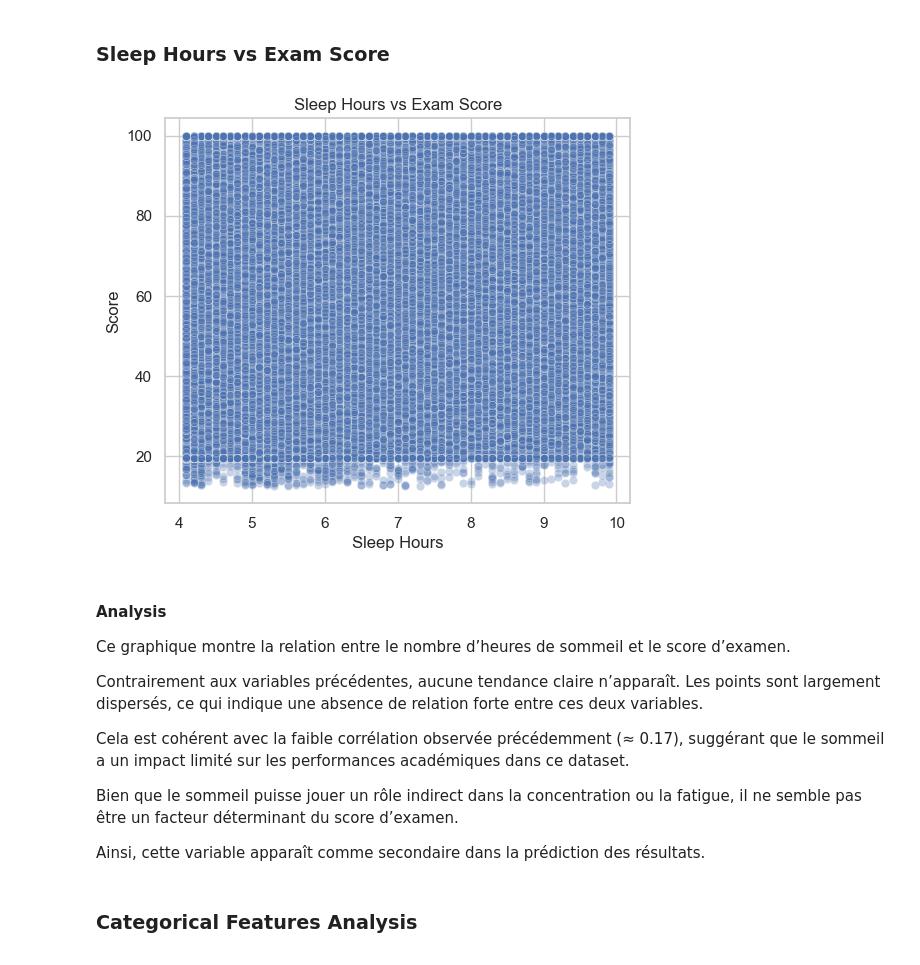
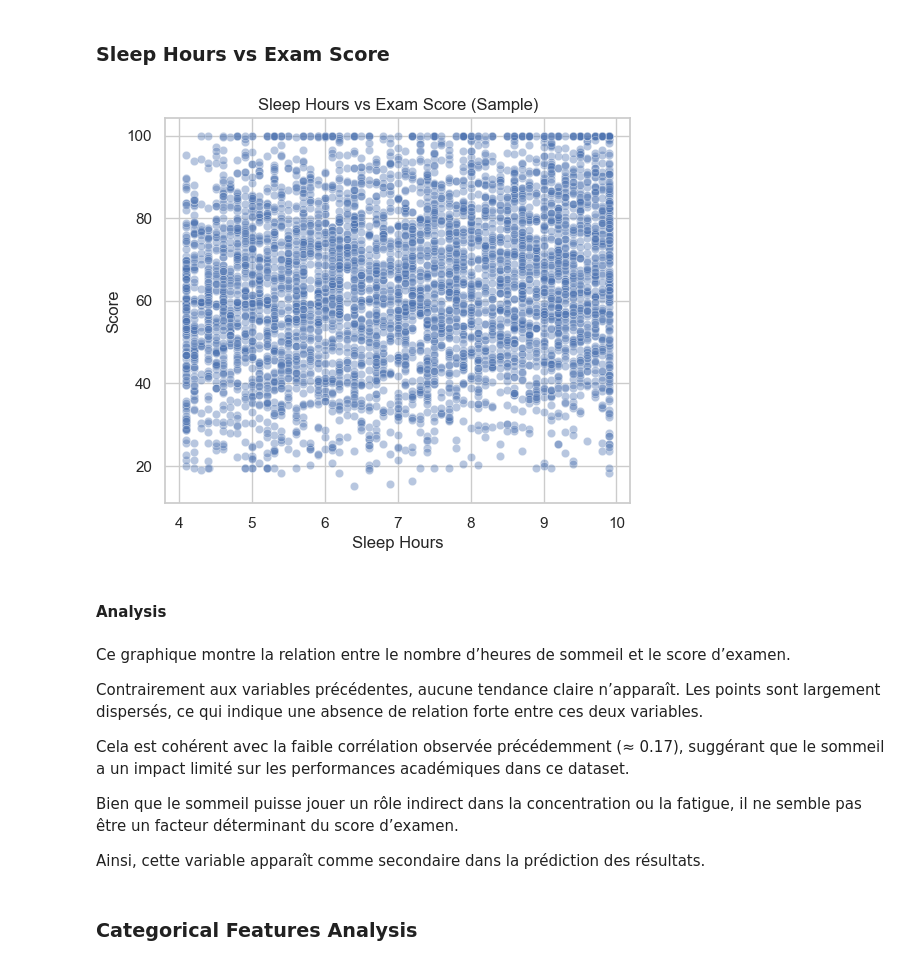
Before and after one commit to YLIssakha235/AI_project, a Jupyter notebook: notebooks/smart_school_final_project.ipynb, the cells around one changed output. Cells and saved outputs as stored; diff of their text form; code cells hidden in the pictures.

```diff
--- a/notebooks/smart_school_final_project.ipynb
+++ b/notebooks/smart_school_final_project.ipynb
@@ -195,16 +203,27 @@ Ainsi, l’assiduité apparaît comme un facteur important, mais insuffisant à
 # %% [markdown]
 ### Sleep Hours vs Exam Score
 # %%
+df_sample = df.sample(5000, random_state=42)
+
 plt.figure(figsize=(6,5))
-sns.scatterplot(x=df["heures_sommeil"], y=df["score_examen"], alpha=0.3)
-plt.title("Sleep Hours vs Exam Score")
+sns.scatterplot(
+    x=df_sample["heures_sommeil"],
+    y=df_sample["score_examen"],
+    alpha=0.4
+)
+
+plt.title("Sleep Hours vs Exam Score (Sample)")
 plt.xlabel("Sleep Hours")
 plt.ylabel("Score")
+
+plt.savefig("sleep_hours_vs_score.png")
 plt.show()
 # %% [output]
-[figure, old version]
+[figure, new version]
+# %% [markdown]
+#### Analysis
 # %% [markdown]
-#### Analysis
+
 
 Ce graphique montre la relation entre le nombre d’heures de sommeil et le score d’examen.
 
```
Also changed, not shown: parts of 85 cells of this notebook, 16 other files.
